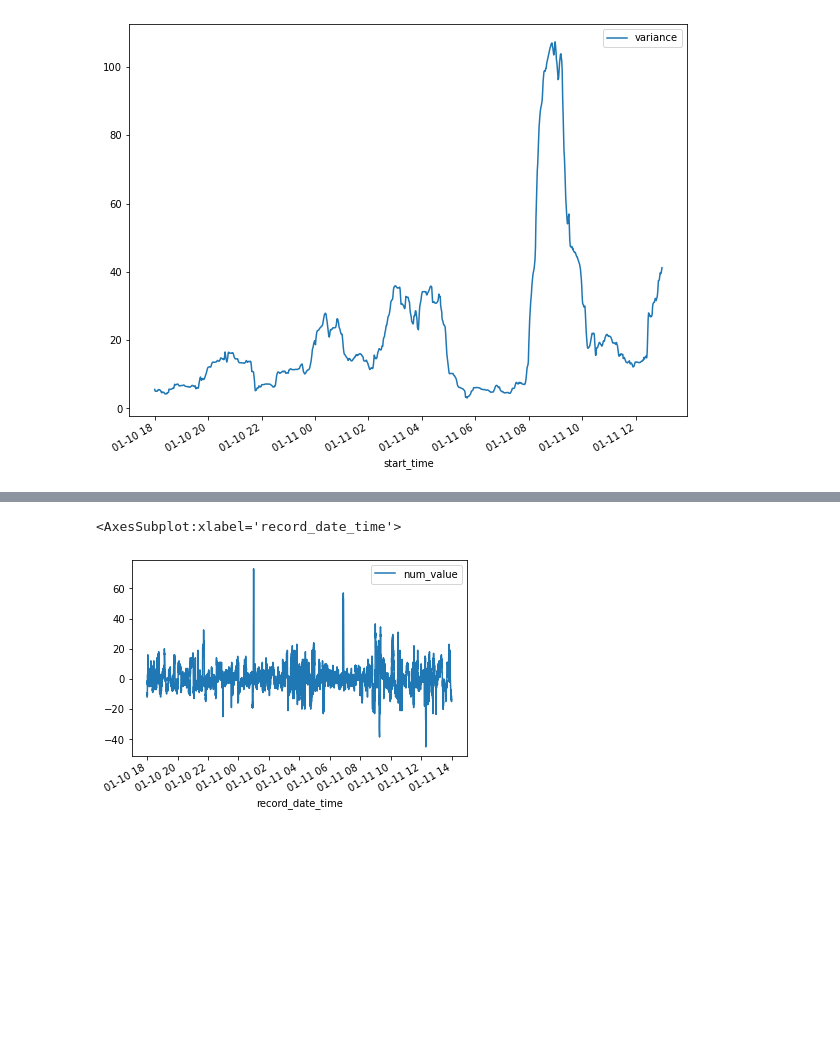
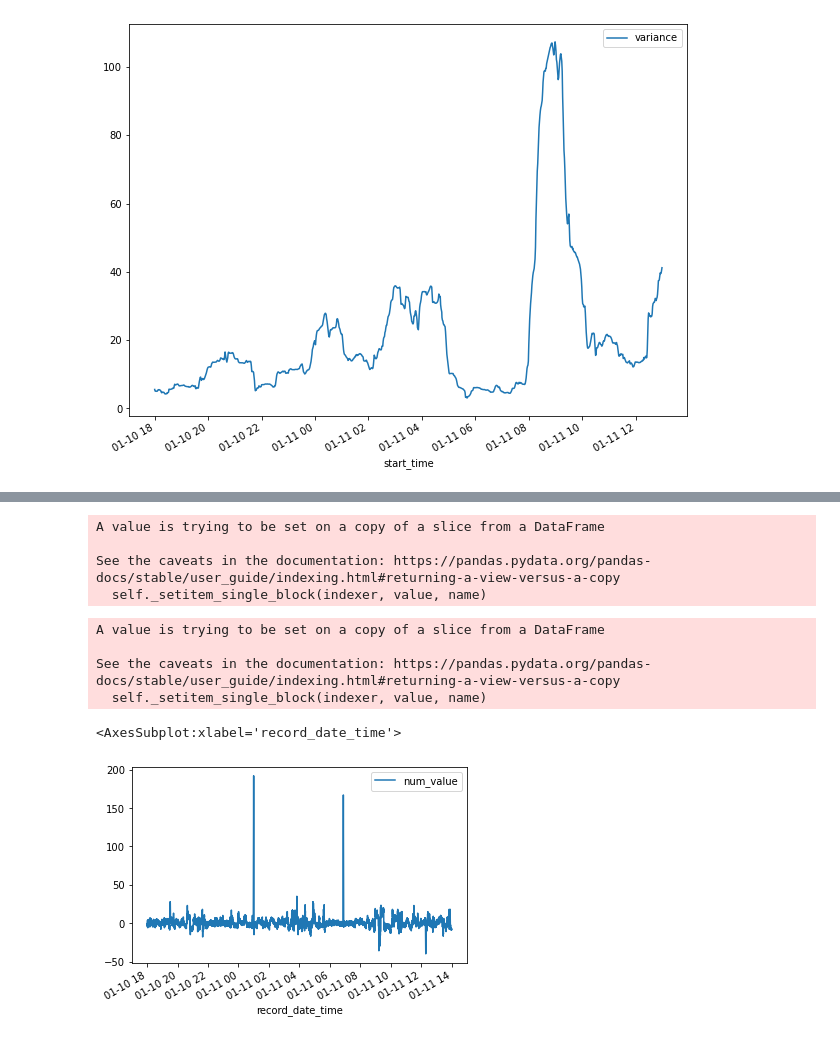
Before and after one commit to l-khali/In2Research, a Jupyter notebook: PC-0192_ABF_analysis.ipynb, the cells around one changed output, grey strips where cells are left out. Drawn from its saved outputs; the diff is of its cells as text; code cells hidden in the pictures; blank space fills up the shorter version.

```diff
--- a/PC-0192_ABF_analysis.ipynb
+++ b/PC-0192_ABF_analysis.ipynb
@@ -425,0 +432,8 @@ Output of Hamid Rao correction: Modified_Mann_Kendall_Test_Hamed_Rao_Approach(tr
+# %%
+# smoothing and subtracting to obtain residuals
+
+PC_0192_ABF_d_extubated_smoothed = PC_0192_ABF_d_extubated.copy()
+PC_0192_ABF_d_residuals = PC_0192_ABF_d_extubated.copy()
+PC_0192_ABF_d_extubated_smoothed['num_value'] = ndimage.gaussian_filter1d(PC_0192_ABF_d_extubated['num_value'], sigma=100)
+PC_0192_ABF_d_residuals['num_value'] = PC_0192_ABF_d_extubated['num_value'] - PC_0192_ABF_d_extubated_smoothed['num_value']
+PC_0192_ABF_d_residuals
@@ -426,5 +457,39 @@ Output of Hamid Rao correction: Modified_Mann_Kendall_Test_Hamed_Rao_Approach(tr
+# %%
+PC_0192_ABF_m_residuals_no_anomalies = PC_0192_ABF_m_residuals.copy()
+
+for idx, val in enumerate(PC_0192_ABF_m_residuals_no_anomalies['num_value']):
+    if not (mu_residual_m - 3*sigma_residual_m < val < mu_residual_m + 3*sigma_residual_m):
+        if idx == 0:
+            PC_0192_ABF_m_residuals_no_anomalies['num_value'].iloc[idx] = PC_0192_ABF_m_residuals['num_value'].iloc[idx+1]
+        if idx == 14240:
+            PC_0192_ABF_m_residuals_no_anomalies['num_value'].iloc[idx] = PC_0192_ABF_m_residuals['num_value'].iloc[idx-1]
+        else:
+            # PC_0192_ABF_m_residuals_no_anomalies['num_value'].iloc[idx] = 0.5*(PC_0192_ABF_m_residuals['num_value'].iloc[idx+1] + PC_0192_ABF_m_residuals['num_value'].iloc[idx-1])
+            PC_0192_ABF_m_residuals_no_anomalies['num_value'].iloc[idx] = mu_residual_m
+# %% [output]
+A value is trying to be set on a copy of a slice from a DataFrame
+
+See the caveats in the documentation: https://pandas.pydata.org/pandas-docs/stable/user_guide/indexing.html#returning-a-view-versus-a-copy
+  self._setitem_single_block(indexer, value, name)
+# %%
+PC_0192_ABF_d_residuals_no_anomalies = PC_0192_ABF_d_residuals.copy()
+
+for idx, val in enumerate(PC_0192_ABF_d_residuals_no_anomalies['num_value']):
+    if not (mu_residual_d - 3*sigma_residual_d < val < mu_residual_d + 3*sigma_residual_d):
+        if idx == 0:
+            PC_0192_ABF_d_residuals_no_anomalies['num_value'].iloc[idx] = PC_0192_ABF_d_residuals['num_value'].iloc[idx+1]
+        if idx == 14240:
+            PC_0192_ABF_d_residuals_no_anomalies['num_value'].iloc[idx] = PC_0192_ABF_d_residuals['num_value'].iloc[idx-1]
+        else:
+            # PC_0192_ABF_m_residuals_no_anomalies['num_value'].iloc[idx] = 0.5*(PC_0192_ABF_m_residuals['num_value'].iloc[idx+1] + PC_0192_ABF_m_residuals['num_value'].iloc[idx-1])
+            PC_0192_ABF_d_residuals_no_anomalies['num_value'].iloc[idx] = mu_residual_d
+# %% [output]
+A value is trying to be set on a copy of a slice from a DataFrame
+
+See the caveats in the documentation: https://pandas.pydata.org/pandas-docs/stable/user_guide/indexing.html#returning-a-view-versus-a-copy
+  self._setitem_single_block(indexer, value, name)
 # %%
-PC_0192_ABF_s_residuals_no_anomalies.plot(x='record_date_time', y='num_value')
+PC_0192_ABF_d_residuals.plot(x='record_date_time', y='num_value')
 # %% [output]
 <AxesSubplot:xlabel='record_date_time'>
-[figure, old version]
+[figure, new version]
```
Also changed, not shown: parts of 16 cells of this notebook.
